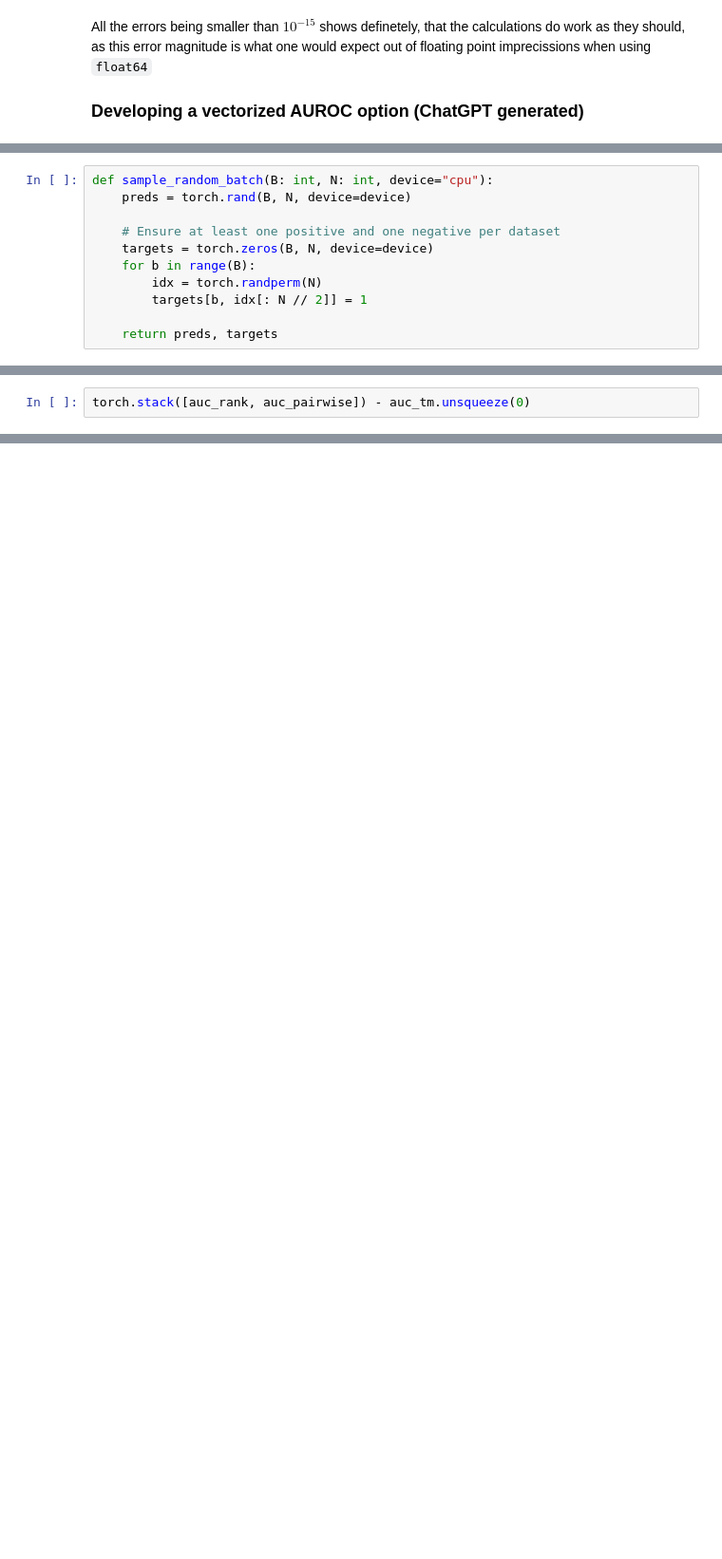
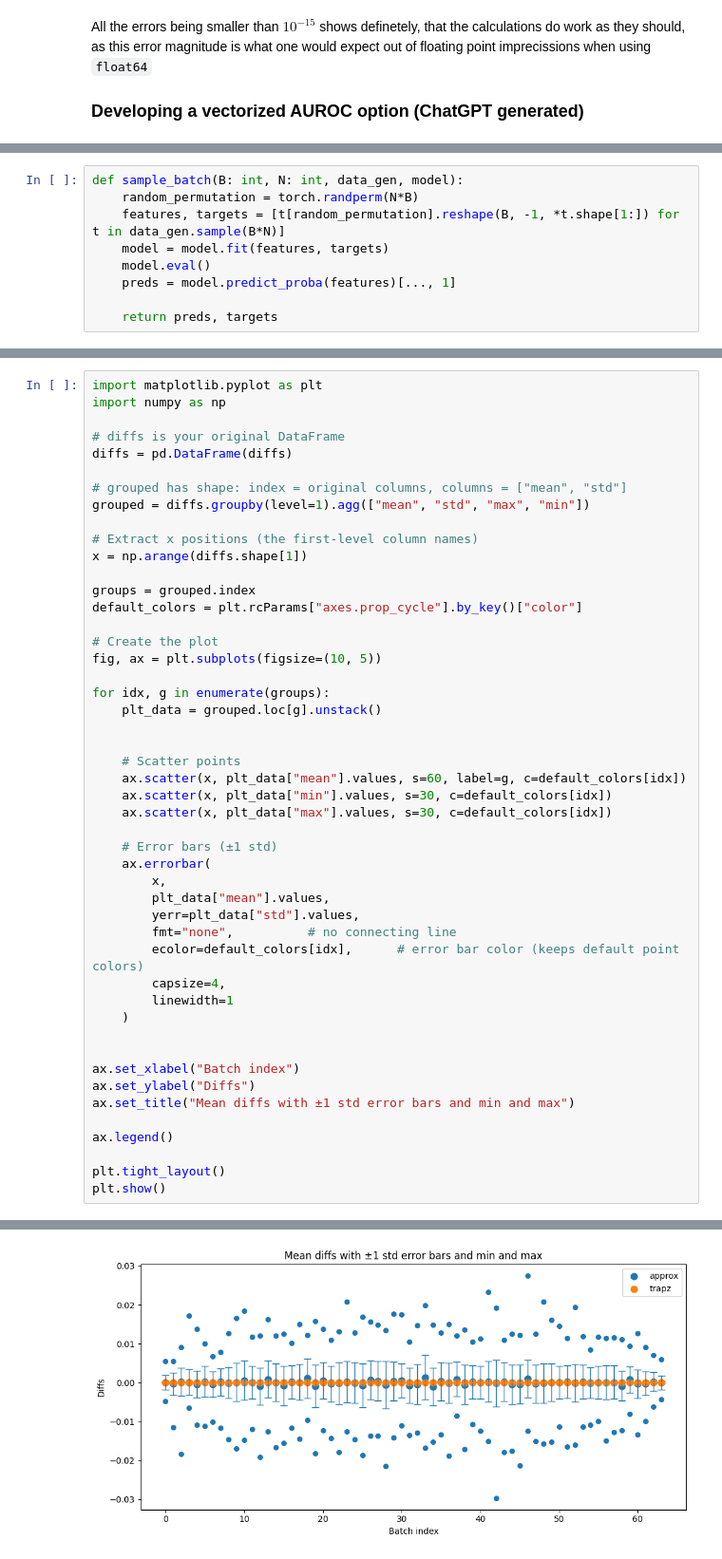
Before and after one commit to TheBISEconStatcian/BEReBASL, a Jupyter notebook: dev/develop_py_basl.ipynb, the cells around one changed output, grey strips where cells are left out. Shown at 95% size. Cells and saved outputs as stored; diff of their text form; blank space fills up the shorter version.

```diff
--- a/dev/develop_py_basl.ipynb
+++ b/dev/develop_py_basl.ipynb
@@ -892,12 +964,10 @@ def batched_auroc_torchmetrics(preds: torch.Tensor, targets: torch.Tensor) -> to
 # %%
-def sample_random_batch(B: int, N: int, device="cpu"):
-    preds = torch.rand(B, N, device=device)
-
-    # Ensure at least one positive and one negative per dataset
-    targets = torch.zeros(B, N, device=device)
-    for b in range(B):
-        idx = torch.randperm(N)
-        targets[b, idx[: N // 2]] = 1
+def sample_batch(B: int, N: int, data_gen, model):
+    random_permutation = torch.randperm(N*B)
+    features, targets = [t[random_permutation].reshape(B, -1, *t.shape[1:]) for t in data_gen.sample(B*N)]
+    model = model.fit(features, targets)
+    model.eval()
+    preds = model.predict_proba(features)[..., 1]
 
     return preds, targets
 # %%
@@ -924,3 +1019,49 @@ for trial_nr in range(trial_count):
 # %%
-torch.stack([auc_rank, auc_pairwise]) - auc_tm.unsqueeze(0)
+import matplotlib.pyplot as plt
+import numpy as np
+
+# diffs is your original DataFrame
+diffs = pd.DataFrame(diffs)
+
+# grouped has shape: index = original columns, columns = ["mean", "std"]
+grouped = diffs.groupby(level=1).agg(["mean", "std", "max", "min"])
+
+# Extract x positions (the first-level column names)
+x = np.arange(diffs.shape[1])
+
+groups = grouped.index
+default_colors = plt.rcParams["axes.prop_cycle"].by_key()["color"]
+
+# Create the plot
+fig, ax = plt.subplots(figsize=(10, 5))
+
+for idx, g in enumerate(groups):
+    plt_data = grouped.loc[g].unstack()
+
+
+    # Scatter points
+    ax.scatter(x, plt_data["mean"].values, s=60, label=g, c=default_colors[idx])
+    ax.scatter(x, plt_data["min"].values, s=30, c=default_colors[idx])
+    ax.scatter(x, plt_data["max"].values, s=30, c=default_colors[idx])
+
+    # Error bars (±1 std)
+    ax.errorbar(
+        x,
+        plt_data["mean"].values,
+        yerr=plt_data["std"].values,
+        fmt="none",          # no connecting line
+        ecolor=default_colors[idx],      # error bar color (keeps default point colors)
+        capsize=4,
+        linewidth=1
+    )
+
+
+ax.set_xlabel("Batch index")
+ax.set_ylabel("Diffs")
+ax.set_title("Mean diffs with ±1 std error bars and min and max")
+
+ax.legend()
+
+plt.tight_layout()
+plt.show()
 # %% [output]
@@ -943,0 +1068 @@ tensor([[ 2.7064e-02,  2.2064e-02,  2.1928e-02, -7.0480e-03, -2.8200e-02,
+[figure, added]
```
Also changed, not shown: parts of 7 cells of this notebook.
